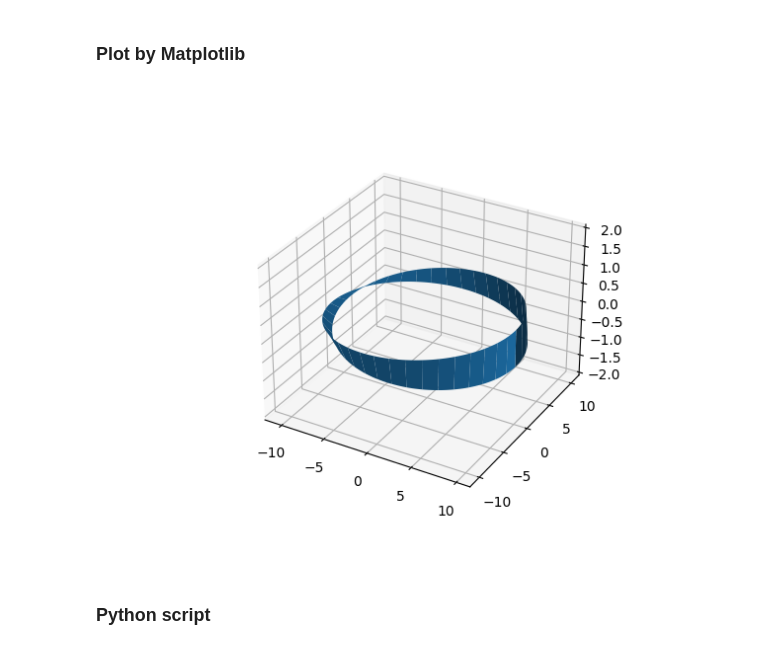
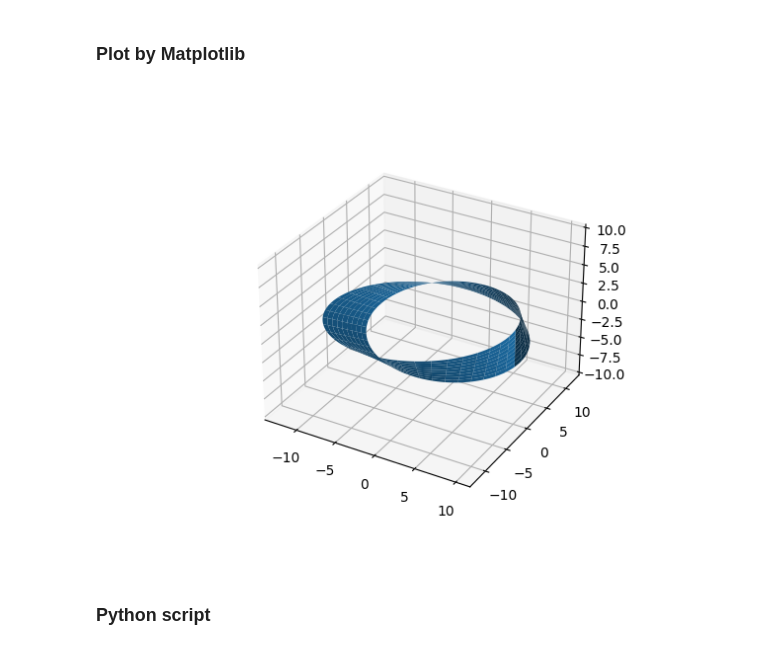
Before and after one commit to lrtfm/notes-for-firedrake, a Jupyter notebook: gmsh/gmsh_examples.ipynb, the cells around one changed output. Cells and saved outputs as stored; diff of their text form; code cells hidden in the pictures.

```diff
--- a/gmsh/gmsh_examples.ipynb
+++ b/gmsh/gmsh_examples.ipynb
@@ -7,29 +7,29 @@
 # %%
 import gmsh
 import numpy as np
 import matplotlib.pyplot as plt
 
 # for interactive figures
 %matplotlib widget
 
 R = 10
-W = 1
+W = 5
 
 _u = np.linspace(0, 2*np.pi, 201, endpoint=True)
-_v = np.linspace(-1/2, 1/2, 2)
+_v = np.linspace(-1/2, 1/2, 10)
 u, v = np.meshgrid(_u, _v)
 
 r = R - W*v*np.sin(u/2)
 x = r*np.cos(u)
 y = r*np.sin(u)
 z = W*v*np.cos(u/2)
 
 fig = plt.figure()
 ax = plt.axes(projection='3d')
 ax.plot_surface(x, y, z)
 zlim = ax.set_zlim([-2*W, 2*W])
 # %% [output]
-[figure, old version]
+[figure, new version]
 # %% [markdown]
 ### Python script
 # %%
```
Also changed, not shown: 5 other files.
